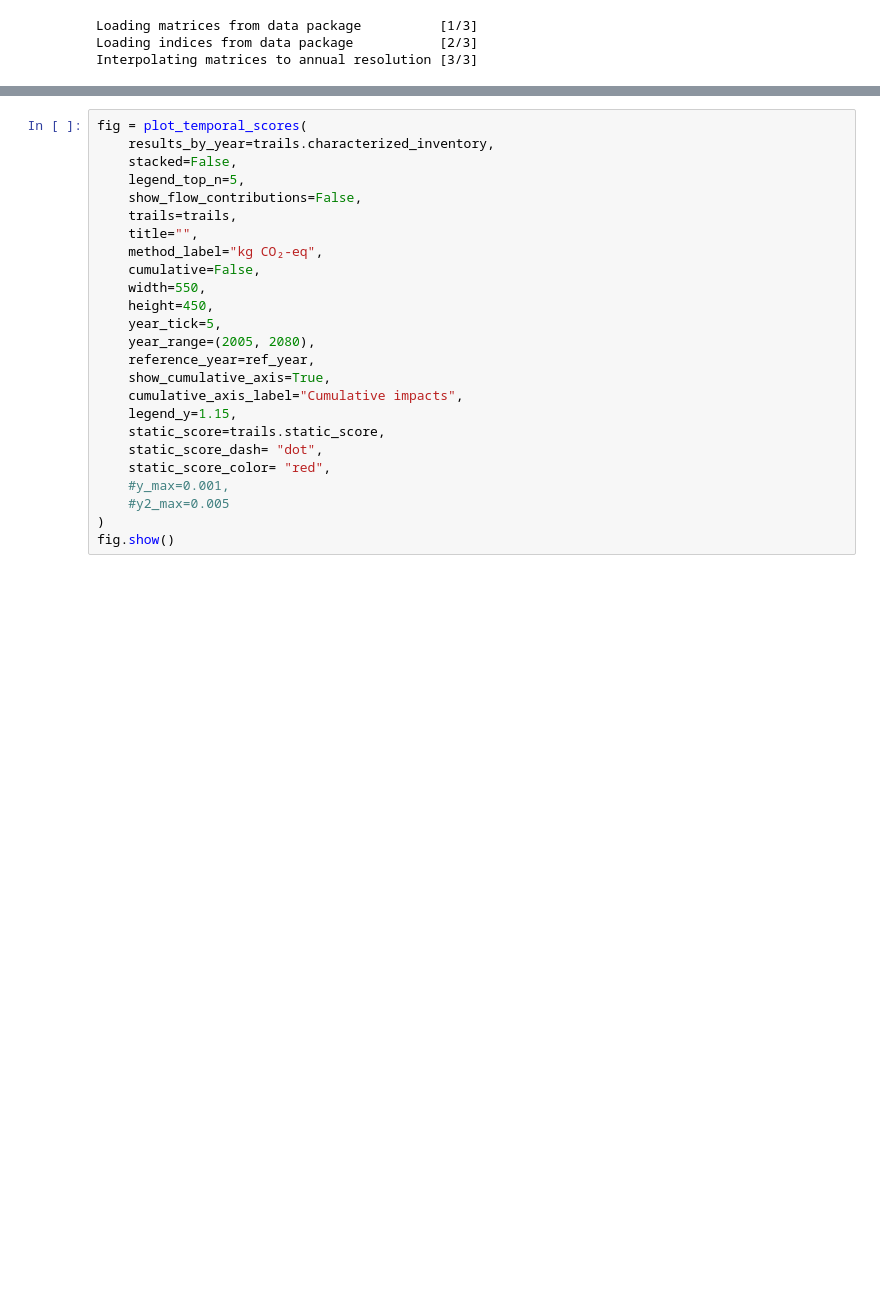
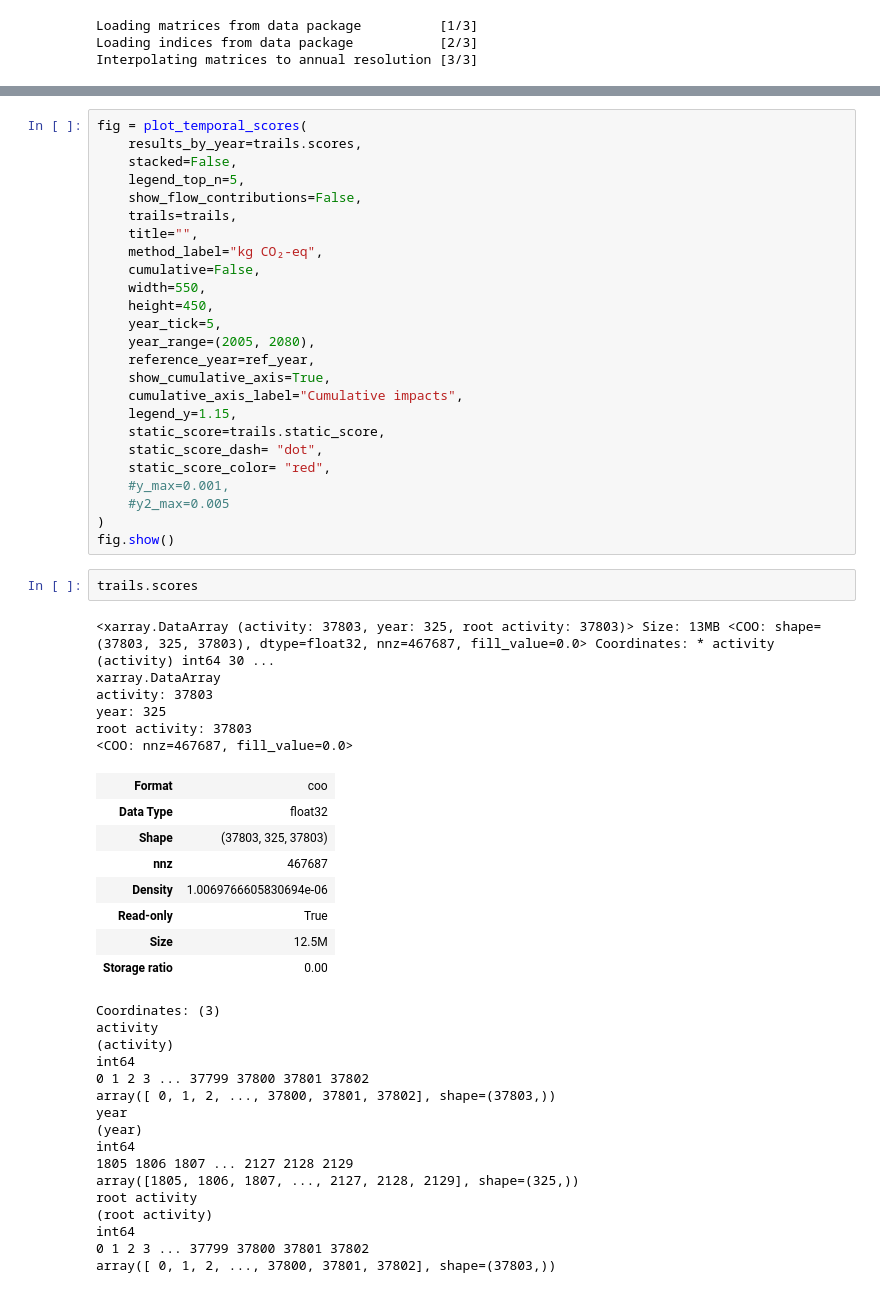
Before and after one commit to Laboratory-for-Energy-Systems-Analysis/trails, a Jupyter notebook: dev/example/ecoinvent example.ipynb, the cells around one changed output, grey strips where cells are left out. Saved outputs shown, nothing was run; the diff lists cells and outputs as text; blank space fills up the shorter version.

```diff
--- a/dev/example/ecoinvent example.ipynb
+++ b/dev/example/ecoinvent example.ipynb
@@ -41,6 +51,6 @@ trails.static_lca(
 # %%
 fig = plot_temporal_scores(
-    results_by_year=trails.characterized_inventory,
+    results_by_year=trails.scores,
     stacked=False,
     legend_top_n=5,
     show_flow_contributions=False,
@@ -63,3 +73,36 @@ fig = plot_temporal_scores(
     #y2_max=0.005
 )
 fig.show()
+# %%
+trails.scores
+# %% [output]
+<xarray.DataArray (activity: 37803, year: 325, root activity: 37803)> Size: 13MB <COO: shape=(37803, 325, 37803), dtype=float32, nnz=467687, fill_value=0.0> Coordinates: * activity (activity) int64 30 ...
+xarray.DataArray
+activity: 37803
+year: 325
+root activity: 37803
+<COO: nnz=467687, fill_value=0.0>
+| Format | coo |
+| Data Type | float32 |
+| Shape | (37803, 325, 37803) |
+| nnz | 467687 |
+| Density | 1.0069766605830694e-06 |
+| Read-only | True |
+| Size | 12.5M |
+| Storage ratio | 0.00 |
+Coordinates: (3)
+activity
+(activity)
+int64
+0 1 2 3 ... 37799 37800 37801 37802
+array([ 0, 1, 2, ..., 37800, 37801, 37802], shape=(37803,))
+year
+(year)
+int64
+1805 1806 1807 ... 2127 2128 2129
+array([1805, 1806, 1807, ..., 2127, 2128, 2129], shape=(325,))
+root activity
+(root activity)
+int64
+0 1 2 3 ... 37799 37800 37801 37802
+array([ 0, 1, 2, ..., 37800, 37801, 37802], shape=(37803,))
```
Also changed, not shown: parts of 6 cells of this notebook, 7 other files.
